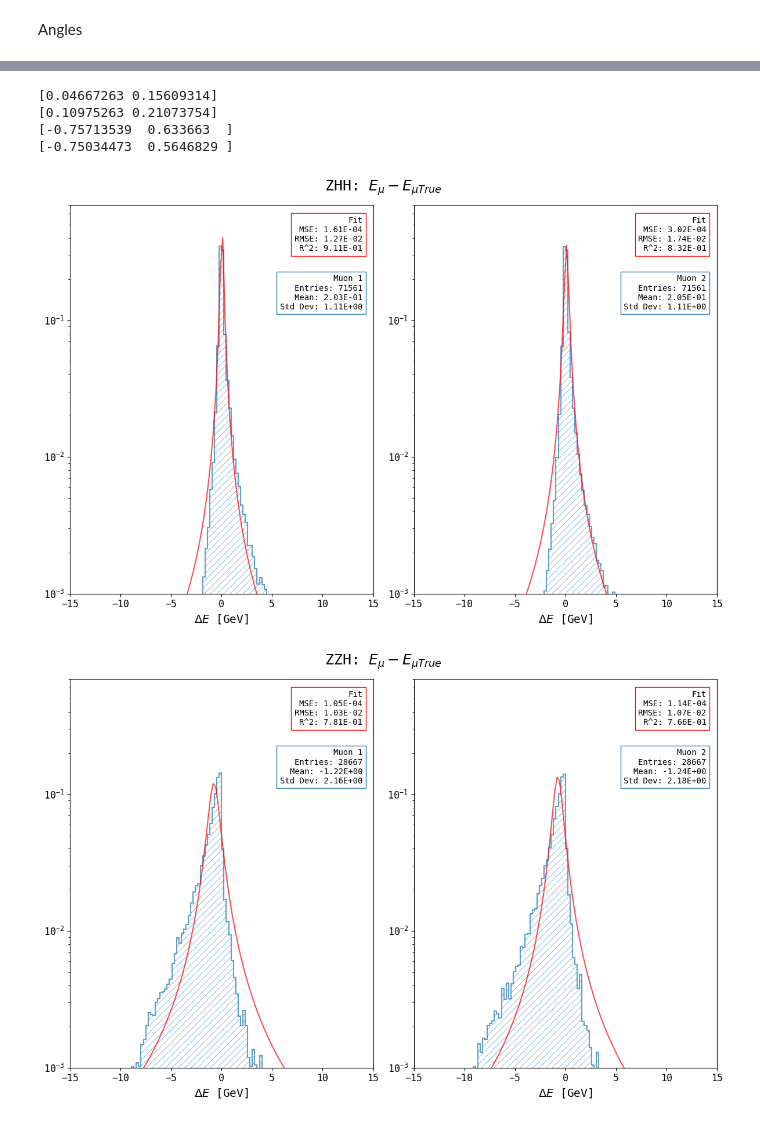
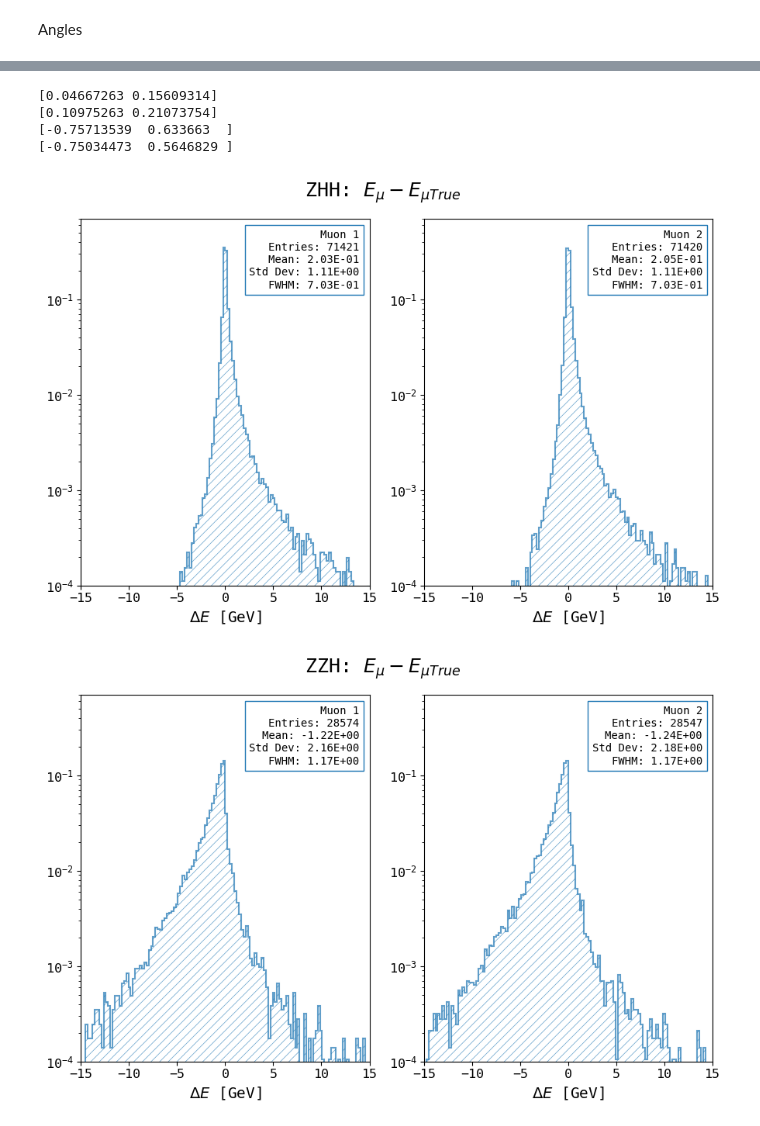
Before and after one commit to nVentis/MEM_HEP, a Jupyter notebook: notebooks/results/1_muon_transfer_functions.ipynb, the cells around one changed output, grey strips where cells are left out. Drawn from its saved outputs; the diff is of its cells as text; code cells hidden in the pictures.

```diff
--- a/notebooks/results/1_muon_transfer_functions.ipynb
+++ b/notebooks/results/1_muon_transfer_functions.ipynb
@@ -79,4 +112,7 @@ with open(f'{repo_dir}/notebooks/results/1_muons_angles_sep_fitparams.txt', 'w',
 # %%
+module_reload('analysis')
+from analysis.transfer import plot_transfer
+
 fit = "lorentz"
 figures = []
 fitparams = []
@@ -94,8 +130,8 @@ for key in data:
     transfer_data_true = np.array(transfer_data_true).flatten()
 
     figure, popts = plot_transfer([(transfer_data_reco, transfer_data_true)], f"{key.upper()}", fit=fit, xlim=(-20, 20),
-                  true_label=r"\mu True", reco_label=r"\mu", ylim=(0.001, 0.7), yscale='log',
-                  plot_args={ 'scientific_stats': True, 'x': 'Muons', 'xlim_binning': (-20,20) });
+                  true_label=r"\mu True", reco_label=r"\mu", ylim=(1e-4, 0.7), yscale='log', size_y=6, size_x=4.5, with_fit_opts=True,
+                  plot_args={ 'scientific_stats': True, 'x': 'Muons', 'xlim_binning': (-20,20), 'text_spacing_y': 0.24, 'with_fwhm': True });
 
     for fig in figure: figures.append(fig)
     for popt in popts: fitparams.append(popt.tolist() if popt is not None else None)
@@ -111,33 +147,33 @@ with open(f'{repo_dir}/notebooks/results/1_muon_energy_fitparams.txt', 'w', enco
 # %%
 module_reload('analysis')
 from analysis.import_data import import_true_reco
 from analysis.plot_matplotlib import plot_hist, export_figures
 from analysis.transfer import plot_transfer
 
 fit = "lorentz"
 figures = []
 
 for key in data:
     transfer_data = []
     df = data[key]
 
     for i in range(1, 3):
         transfer_data.append((df[f"lep{i}_e"], df[f"true_lep{i}_e"]))
 
-    fig, popt = plot_transfer(transfer_data, f"{key.upper()}", fit=fit, true_label=r"\mu True", reco_label=r"\mu", titles=['Muon 1', 'Muon 2'],
-                              ylim=(0.001, 0.7), xlim=(-15,15), yscale="log",
-                              plot_args={ 'scientific_stats': True, 'xlim_binning': (-15,15) });
+    fig, popts = plot_transfer(transfer_data, f"{key.upper()}", fit=fit, true_label=r"\mu True", reco_label=r"\mu", titles=['Muon 1', 'Muon 2'],
+                              ylim=(1e-4, 0.7), xlim=(-15,15), yscale="log", size_y=6, size_x=4.5,
+                              plot_args={ 'scientific_stats': True, 'xlim_binning': (-15,15), 'with_fwhm': True, 'text_spacing_y': 0.17 });
 
-    for fig in figure: figures.append(fig)
+    for figure in fig: figures.append(figure)
     for popt in popts: fitparams.append(popt.tolist() if popt is not None else None)
 
 export_figures(f'{repo_dir}/notebooks/results/1_muon_energy_sep.pdf', figures)
 with open(f'{repo_dir}/notebooks/results/1_muon_energy_sep_fitparams.txt', 'w', encoding='utf-8') as file:
     json.dump(fitparams, file, ensure_ascii=False, indent=4)
 # %% [output]
 [0.04667263 0.15609314]
 [0.10975263 0.21073754]
 [-0.75713539  0.633663  ]
 [-0.75034473  0.5646829 ]
-[figure, old version]
+[figure, new version]
-[figure, old version]
+[figure, new version]
```
Also changed, not shown: parts of 6 cells of this notebook, 27 other files.
